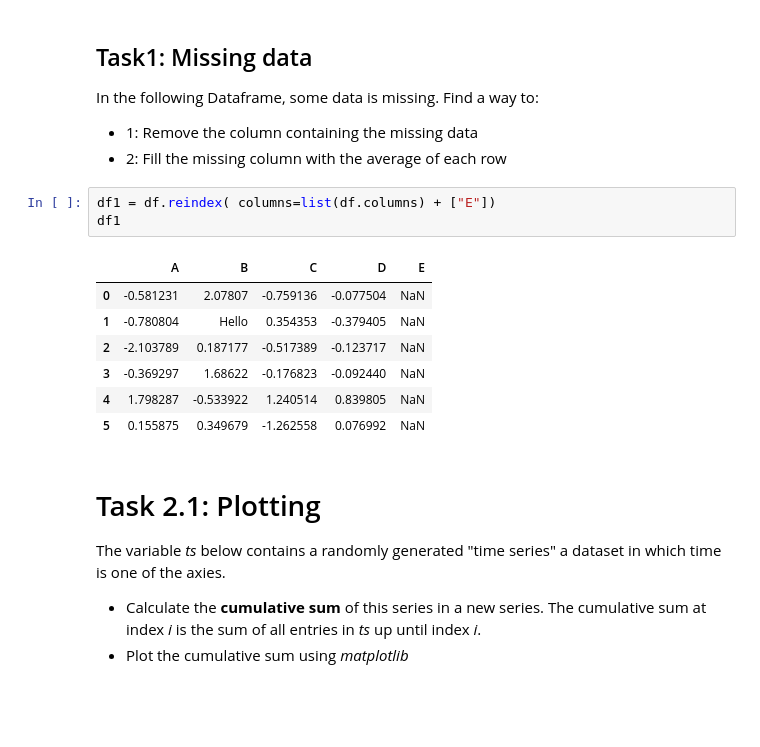
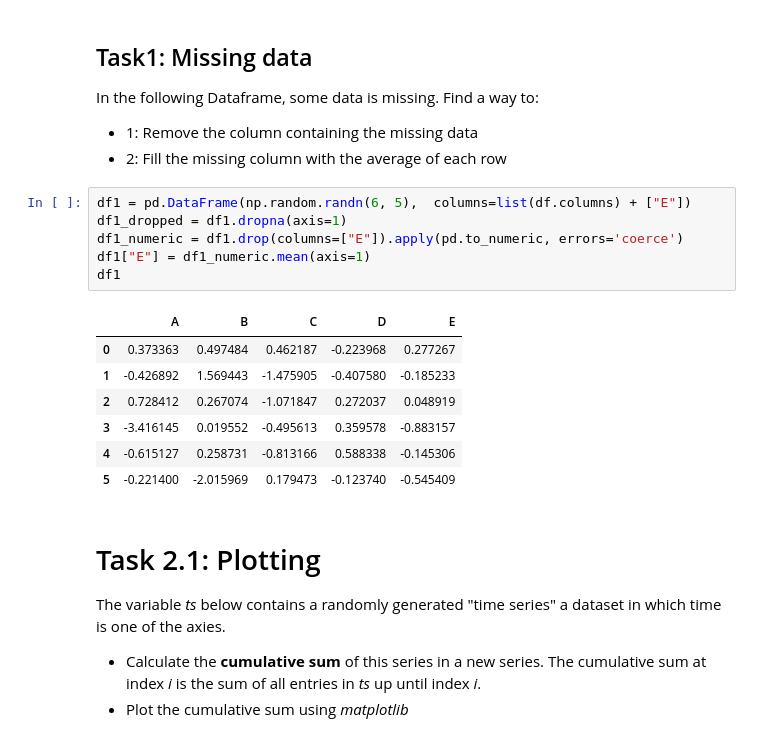
Before and after one commit to MysterionNY/Kurs259_Machine_Learning, a Jupyter notebook: demos/02_pandasintro.ipynb, the cells around one changed output. Drawn from its saved outputs; the diff is of its cells as text; blank space fills up the shorter version.

```diff
--- a/demos/02_pandasintro.ipynb
+++ b/demos/02_pandasintro.ipynb
@@ -83,17 +83,20 @@ df[df.isin(["Hello", "World"])]
 In the following Dataframe, some data is missing. Find a way to:
 * 1: Remove the column containing the missing data
 * 2:  Fill the missing column with the average of each row
-# %%
-df1 = df.reindex( columns=list(df.columns) + ["E"])
-df1
-# %% [output]
-|  | A | B | C | D | E |
-| 0 | -0.581231 | 2.07807 | -0.759136 | -0.077504 | NaN |
-| 1 | -0.780804 | Hello | 0.354353 | -0.379405 | NaN |
-| 2 | -2.103789 | 0.187177 | -0.517389 | -0.123717 | NaN |
-| 3 | -0.369297 | 1.68622 | -0.176823 | -0.092440 | NaN |
-| 4 | 1.798287 | -0.533922 | 1.240514 | 0.839805 | NaN |
-| 5 | 0.155875 | 0.349679 | -1.262558 | 0.076992 | NaN |
+# %%
+df1 = pd.DataFrame(np.random.randn(6, 5),  columns=list(df.columns) + ["E"])
+df1_dropped = df1.dropna(axis=1)
+df1_numeric = df1.drop(columns=["E"]).apply(pd.to_numeric, errors='coerce')
+df1["E"] = df1_numeric.mean(axis=1)
+df1
+# %% [output]
+|  | A | B | C | D | E |
+| 0 | 0.373363 | 0.497484 | 0.462187 | -0.223968 | 0.277267 |
+| 1 | -0.426892 | 1.569443 | -1.475905 | -0.407580 | -0.185233 |
+| 2 | 0.728412 | 0.267074 | -1.071847 | 0.272037 | 0.048919 |
+| 3 | -3.416145 | 0.019552 | -0.495613 | 0.359578 | -0.883157 |
+| 4 | -0.615127 | 0.258731 | -0.813166 | 0.588338 | -0.145306 |
+| 5 | -0.221400 | -2.015969 | 0.179473 | -0.123740 | -0.545409 |
 # %% [markdown]
 # Task 2.1: Plotting
 
```
Also changed, not shown: parts of 4 cells of this notebook.
